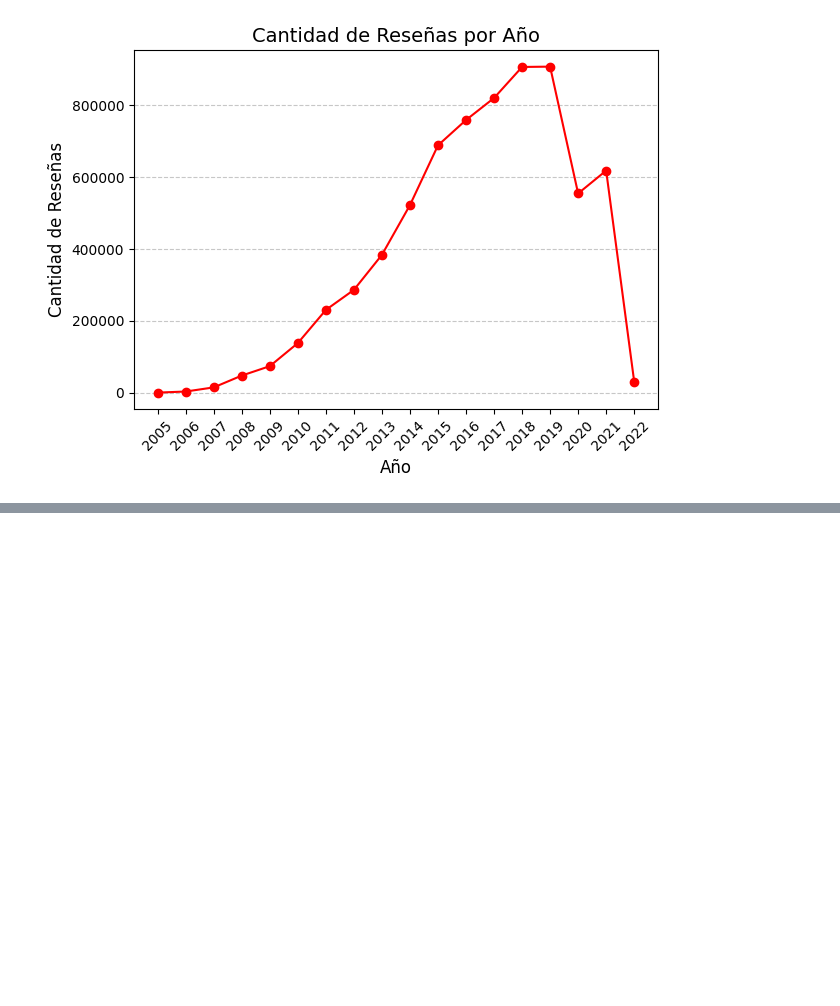
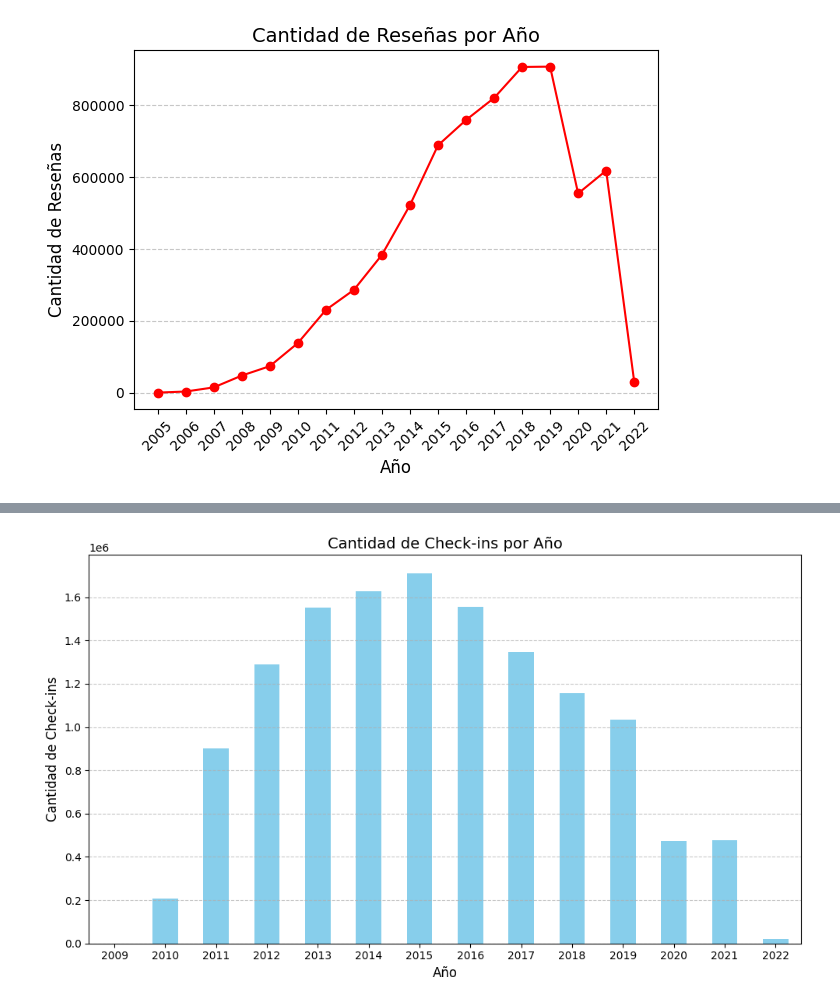
Before and after one commit to SDCaFlo/datapt11_pf_grupo02, a Jupyter notebook: EDA.ipynb, the cells around one changed output, grey strips where cells are left out. Saved outputs shown, nothing was run; the diff lists cells and outputs as text; code cells hidden in the pictures; blank space fills up the shorter version.

```diff
--- a/EDA.ipynb
+++ b/EDA.ipynb
@@ -373,0 +609,15 @@ plt.show()
+# %%
+#Checkin por año
+
+# Convertir las fechas a una lista
+dates = df_checkin['date'].str.split(', ').explode()
+# Crear un DataFrame con las fechas separadas
+df_dates = pd.DataFrame(dates, columns=["date"])
+# Convertir las fechas a formato datetime
+df_dates["date"] = pd.to_datetime(df_dates["date"])
+# Extraer el año de las fechas
+df_dates["year"] = df_dates["date"].dt.year
+# Contar los check-ins por año
+checkins_per_year = df_dates["year"].value_counts().sort_index()
+# Mostrar el resultado
+print(checkins_per_year)
@@ -373,0 +641,17 @@ plt.show()
+# %%
+# Crear el gráfico de barras
+plt.figure(figsize=(10, 6))
+checkins_per_year.plot(kind='bar', color='skyblue')
+
+# Añadir títulos y etiquetas
+plt.title('Cantidad de Check-ins por Año', fontsize=14)
+plt.xlabel('Año', fontsize=12)
+plt.ylabel('Cantidad de Check-ins', fontsize=12)
+plt.xticks(rotation=0)  # Asegurarse de que los años se muestren correctamente
+plt.grid(axis='y', linestyle='--', alpha=0.7)
+plt.tight_layout()
+
+# Mostrar el gráfico
+plt.show()
+# %% [output]
+[figure, added]
```
Also changed, not shown: parts of 44 cells of this notebook.
